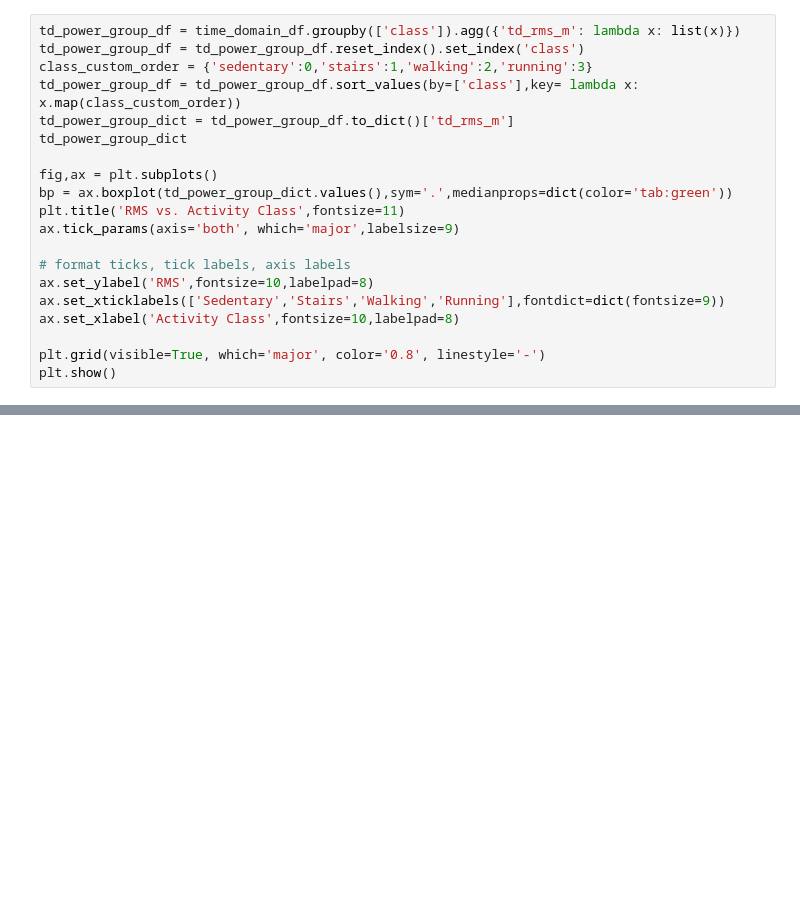
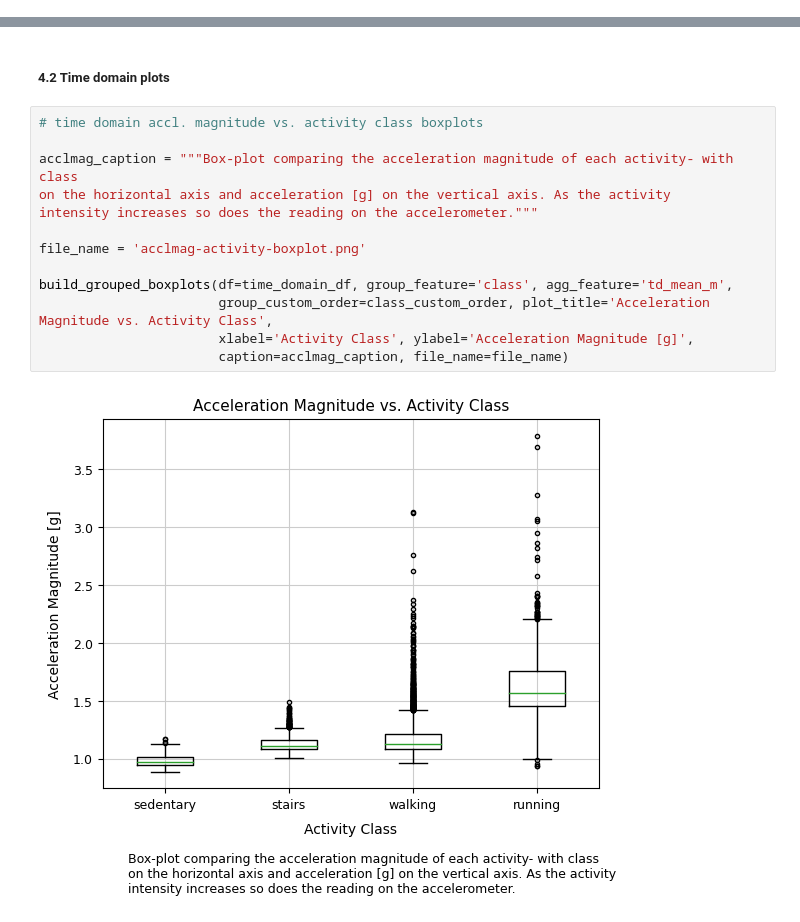
Before and after one commit to raichandanisagar/human-activity-recognition, a Jupyter notebook: src/build_train_test.ipynb, the cells around one changed output, grey strips where cells are left out. Cells and saved outputs as stored; diff of their text form; blank space fills up the shorter version.

```diff
--- a/src/build_train_test.ipynb
+++ b/src/build_train_test.ipynb
@@ -293,20 +0,0 @@ plt.show()
-# %%
-td_power_group_df = time_domain_df.groupby(['class']).agg({'td_rms_m': lambda x: list(x)})
-td_power_group_df = td_power_group_df.reset_index().set_index('class')
-class_custom_order = {'sedentary':0,'stairs':1,'walking':2,'running':3}
-td_power_group_df = td_power_group_df.sort_values(by=['class'],key= lambda x: x.map(class_custom_order))
-td_power_group_dict = td_power_group_df.to_dict()['td_rms_m']
-td_power_group_dict
-
-fig,ax = plt.subplots()
-bp = ax.boxplot(td_power_group_dict.values(),sym='.',medianprops=dict(color='tab:green'))
-plt.title('RMS vs. Activity Class',fontsize=11)
-ax.tick_params(axis='both', which='major',labelsize=9)
-
-# format ticks, tick labels, axis labels
-ax.set_ylabel('RMS',fontsize=10,labelpad=8)
-ax.set_xticklabels(['Sedentary','Stairs','Walking','Running'],fontdict=dict(fontsize=9))
-ax.set_xlabel('Activity Class',fontsize=10,labelpad=8)
-
-plt.grid(visible=True, which='major', color='0.8', linestyle='-')
-plt.show()
@@ -505,0 +443,17 @@ plt.show()
+# %% [markdown]
+##### 4.2 Time domain plots
+# %%
+# time domain accl. magnitude vs. activity class boxplots
+
+acclmag_caption = """Box-plot comparing the acceleration magnitude of each activity- with class
+on the horizontal axis and acceleration [g] on the vertical axis. As the activity
+intensity increases so does the reading on the accelerometer."""
+
+file_name = 'acclmag-activity-boxplot.png'
+
+build_grouped_boxplots(df=time_domain_df, group_feature='class', agg_feature='td_mean_m',
+                       group_custom_order=class_custom_order, plot_title='Acceleration Magnitude vs. Activity Class',
+                       xlabel='Activity Class', ylabel='Acceleration Magnitude [g]',
+                       caption=acclmag_caption, file_name=file_name)
+# %% [output]
+[figure, added]
```
Also changed, not shown: parts of 40 cells of this notebook, 9 other files.
